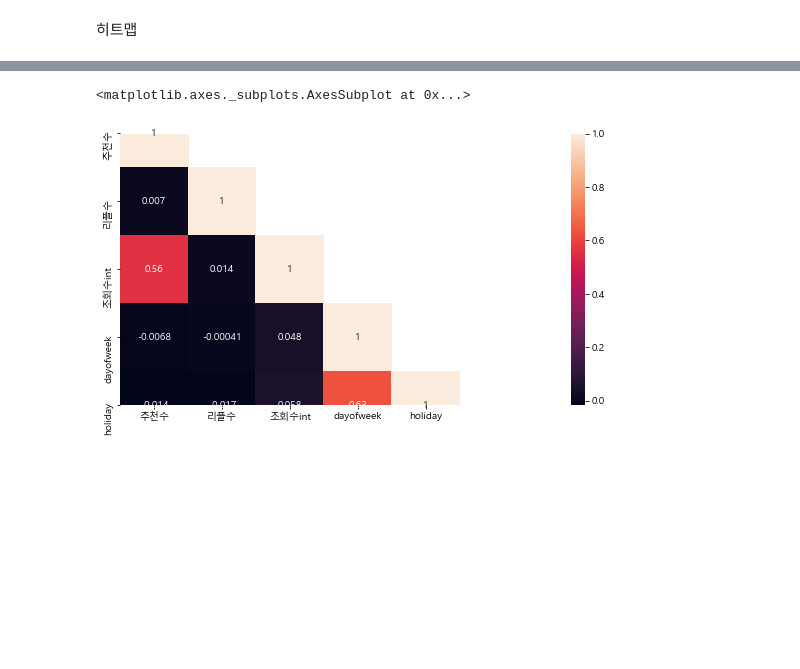
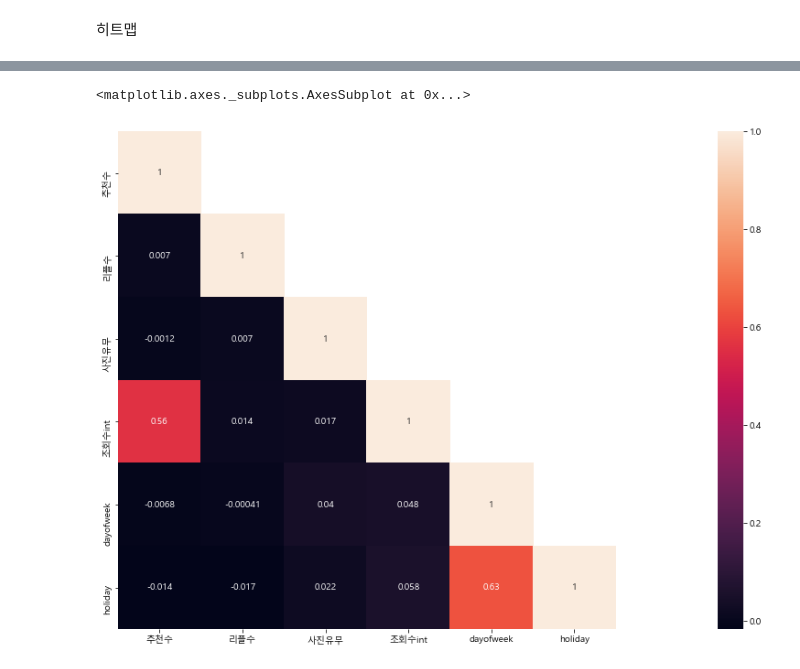
Before and after one commit to arandanito/clien, a Jupyter notebook: 03. EDA.ipynb, the cells around one changed output, grey strips where cells are left out. Cells and saved outputs as stored; diff of their text form; code cells hidden in the pictures; blank space fills up the shorter version.

```diff
--- a/03. EDA.ipynb
+++ b/03. EDA.ipynb
@@ -383,9 +379,9 @@ array([[ 0.00000000e+00,  7.01698041e-03,  5.62820946e-01,
 # %%
 # 상관계수의 Heatmap
 fig, ax = plt.subplots()
-fig.set_size_inches(40,5)
+fig.set_size_inches(40,10)
 sns.heatmap(clien[['추천수', '리플수', '사진유무', '조회수int','dayofweek', 'holiday']].corr(),
             mask = mask, vmax=1, square=True, annot=True )
 # %% [output]
 <matplotlib.axes._subplots.AxesSubplot at 0x...>
-[figure, old version]
+[figure, new version]
```
Also changed, not shown: parts of 13 cells of this notebook.
